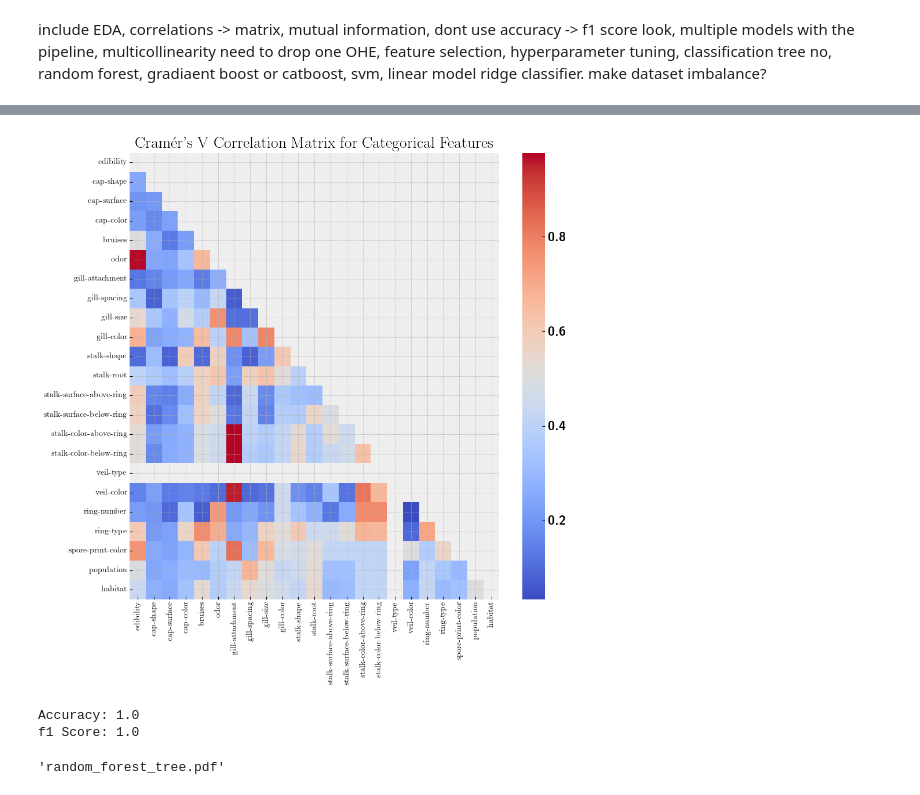
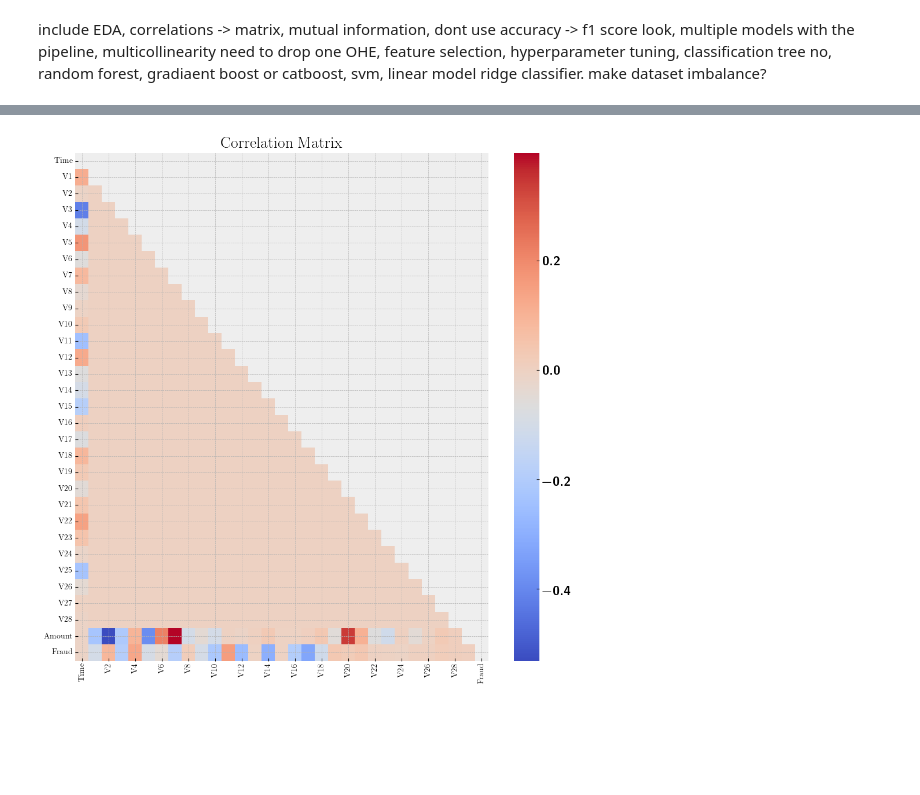
Before and after one commit to evanfrang/fraud_detection, a Jupyter notebook: fraud_eda.ipynb, the cells around one changed output, grey strips where cells are left out. Drawn from its saved outputs; the diff is of its cells as text; code cells hidden in the pictures; blank space fills up the shorter version.

```diff
--- a/fraud_eda.ipynb
+++ b/fraud_eda.ipynb
@@ -20,6 +25,6 @@ include EDA, correlations -> matrix, mutual information, dont use accuracy -> f1
 # %%
-df = pd.read_csv("mushrooms.csv")
-df = df.rename(columns={'class' : 'edibility'})
+df = pd.read_csv("creditcard.csv")
+df = df.rename(columns={'Class' : 'Fraud'})
 # %%
 print(df.info())
 print(df.isnull().sum())
@@ -108,0 +99,6 @@ mask = np.triu(np.ones_like(cramers_matrix, dtype=bool))
+# %%
+corr_mat = df.corr()
+X = df.drop('Fraud', axis=1)
+y = df['Fraud']
+mi_scores = mutual_info_classif(X, y)
+mi_df = pd.Series(mi_scores, index=X.columns).sort_values(ascending=False)
@@ -109,12 +110,13 @@ mask = np.triu(np.ones_like(cramers_matrix, dtype=bool))
 # %%
+mask = np.triu(np.ones_like(corr_mat, dtype=bool))
 plt.figure(figsize=(10, 10))
-ax = sns.heatmap(cramers_matrix.astype(float),
+ax = sns.heatmap(corr_mat,
                  annot=False, cmap="coolwarm",
                  fmt=".2f", mask=mask, annot_kws={'size':10})
-plt.title("Cramér's V Correlation Matrix for Categorical Features")
+plt.title("Correlation Matrix")
 plt.xticks(fontsize=10)
 plt.yticks(fontsize=10)
 plt.tight_layout()
 plt.show()
 # %% [output]
-[figure, old version]
+[figure, new version]
@@ -128,19 +122,0 @@ rfc = rfc.fit(X_train,Y_train)
-# %%
-rfc.fit(X_train, Y_train)
-Y_pred = rfc.predict(X_test)
-accuracy = accuracy_score(Y_test, Y_pred)
-f1score = f1_score(Y_test, Y_pred)
-print("Accuracy:", accuracy)
-print("f1 Score:", f1score)
-# %% [output]
-Accuracy: 1.0
-f1 Score: 1.0
-# %%
-tree = rfc.estimators_[0]
-dot_data = export_graphviz(tree, out_file=None, feature_names=X_train.columns,
-                           class_names=['Edible', 'Poisonous'],
-                           filled=True, rounded=True)
-graph = graphviz.Source(dot_data)
-graph.render("random_forest_tree", view=True)
-# %% [output]
-'random_forest_tree.pdf'
```
Also changed, not shown: parts of 23 cells of this notebook, 1 other file.
